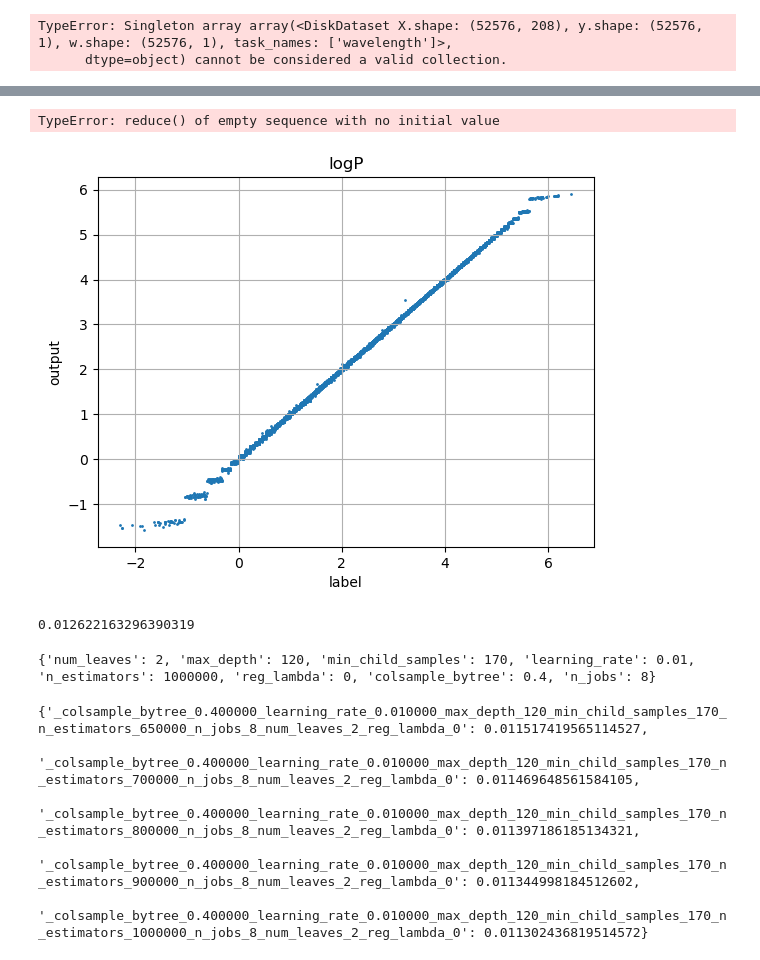
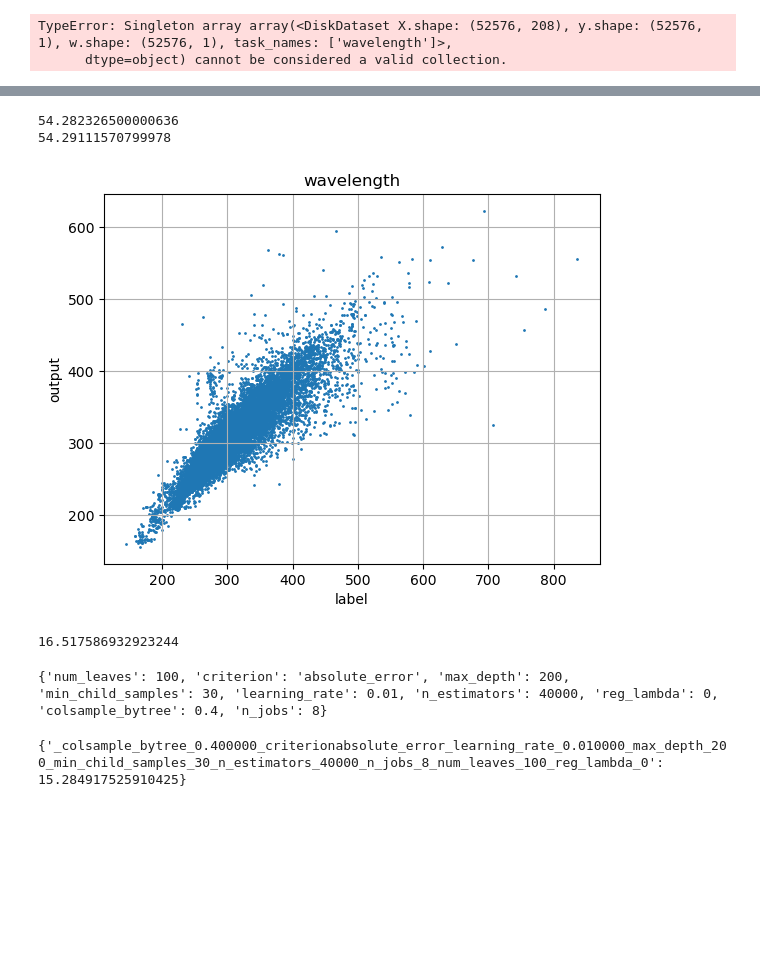
Before and after one commit to ishiken4869/LightGBM_molecular_prediction, a Jupyter notebook: src/LightGBM_regression.ipynb, the cells around one changed output, grey strips where cells are left out. Saved outputs shown, nothing was run; the diff lists cells and outputs as text; code cells hidden in the pictures; blank space fills up the shorter version.

```diff
--- a/src/LightGBM_regression.ipynb
+++ b/src/LightGBM_regression.ipynb
@@ -12,10 +12,10 @@ SMILES_COL = "smiles"
 model_dir = "../model"
 # %%
 
-def model_builder(model_params, model_dir):
+def model_builder(**model_params):
     estimator = LGBMRegressor()
     estimator.set_params(**model_params)
-    return dc.models.SklearnModel(estimator, model_dir)
+    return dc.models.SklearnModel(estimator)
 # %%
 featurizer = dc.feat.RDKitDescriptors()
 # %%
@@ -62,14 +62,14 @@ optimizer = dc.hyper.GridHyperparamOpt(model_builder)
 
 params_dict = {
         #'boosting_type': ['rf'],
-        #'num_leaves': [2],
-        #'criterion': ['absolute_error'],
-        #'max_depth': [120],
-        #'min_child_samples': [170],
-        #'learning_rate': [0.01],
-        #'n_estimators': [40000],
-        #'reg_lambda': [0],
-        #'colsample_bytree': [0.4],
-        #'n_jobs': [multiprocessing.cpu_count()]
+        'num_leaves': [100],
+        'criterion': ['absolute_error'],
+        'max_depth': [200],
+        'min_child_samples': [30],
+        'learning_rate': [0.01],
+        'n_estimators': [40000],
+        'reg_lambda': [0],
+        'colsample_bytree': [0.4],
+        'n_jobs': [multiprocessing.cpu_count()]
         }
 # %%
@@ -81,5 +83,5 @@ tuned_model = GridSearchCV(estimator=estimator,
 # %%
-tuned_model.fit(train_dataset, valid_dataset)
+#tuned_model.fit(train_dataset, valid_dataset)
 # %% [output]
 TypeError: Singleton array array(<DiskDataset X.shape: (52576, 208), y.shape: (52576, 1), w.shape: (52576, 1), task_names: ['wavelength']>,
       dtype=object) cannot be considered a valid collection.
@@ -93,34 +95,42 @@ print(ut)
 # %%
-best_model, best_model_hyperparams, all_model_results = optimizer.hyperparam_search(params_dict=params_dict, train_dataset=train_dataset, valid_dataset=valid_dataset, output_transformers=transformers, metric=metric, use_max=False, logfile=f"log{ut}")
+best_model, best_model_hyperparams, all_model_results = optimizer.hyperparam_search(params_dict=params_dict, train_dataset=train_dataset, valid_dataset=valid_dataset, output_transformers=transformers, metric=metric, use_max=False)
-# %% [output]
-TypeError: reduce() of empty sequence with no initial value
 # %%
 import matplotlib.pyplot as plt
+import time
+
 %matplotlib inline
 
+
+time_sta = time.perf_counter()
 predicted_test = best_model.predict(test_dataset, transformers)
+time_end = time.perf_counter()
+
+
+tim = time_end- time_sta
+print(tim)
+
+
 true_test = test_dataset.y
+
 
 plt.scatter(true_test, predicted_test, s=1)
 plt.xlabel('label')
 plt.ylabel('output')
 plt.title(TARGET_COL)
 plt.grid(True)
 # %% [output]
+54.282326500000636
+54.29111570799978
-[figure, old version]
+[figure, new version]
 # %%
 dc.metrics.mean_absolute_error(true_test, predicted_test)
 # %% [output]
-0.012622163296390319
+16.517586932923244
 # %%
 print(best_model_hyperparams)
 # %% [output]
-{'num_leaves': 2, 'max_depth': 120, 'min_child_samples': 170, 'learning_rate': 0.01, 'n_estimators': 1000000, 'reg_lambda': 0, 'colsample_bytree': 0.4, 'n_jobs': 8}
+{'num_leaves': 100, 'criterion': 'absolute_error', 'max_depth': 200, 'min_child_samples': 30, 'learning_rate': 0.01, 'n_estimators': 40000, 'reg_lambda': 0, 'colsample_bytree': 0.4, 'n_jobs': 8}
 # %%
 all_model_results
 # %% [output]
-{'_colsample_bytree_0.400000_learning_rate_0.010000_max_depth_120_min_child_samples_170_n_estimators_650000_n_jobs_8_num_leaves_2_reg_lambda_0': 0.011517419565114527,
- '_colsample_bytree_0.400000_learning_rate_0.010000_max_depth_120_min_child_samples_170_n_estimators_700000_n_jobs_8_num_leaves_2_reg_lambda_0': 0.011469648561584105,
- '_colsample_bytree_0.400000_learning_rate_0.010000_max_depth_120_min_child_samples_170_n_estimators_800000_n_jobs_8_num_leaves_2_reg_lambda_0': 0.011397186185134321,
- '_colsample_bytree_0.400000_learning_rate_0.010000_max_depth_120_min_child_samples_170_n_estimators_900000_n_jobs_8_num_leaves_2_reg_lambda_0': 0.011344998184512602,
- '_colsample_bytree_0.400000_learning_rate_0.010000_max_depth_120_min_child_samples_170_n_estimators_1000000_n_jobs_8_num_leaves_2_reg_lambda_0': 0.011302436819514572}
+{'_colsample_bytree_0.400000_criterionabsolute_error_learning_rate_0.010000_max_depth_200_min_child_samples_30_n_estimators_40000_n_jobs_8_num_leaves_100_reg_lambda_0': 15.284917525910425}
```
Also changed, not shown: parts of 2 cells of this notebook, 1 other file.
